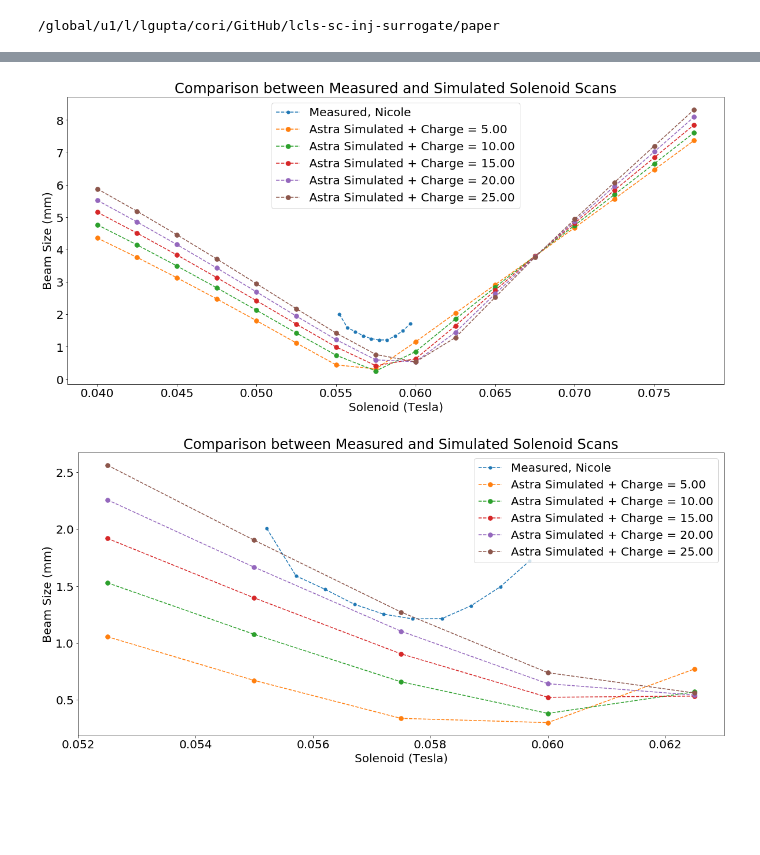
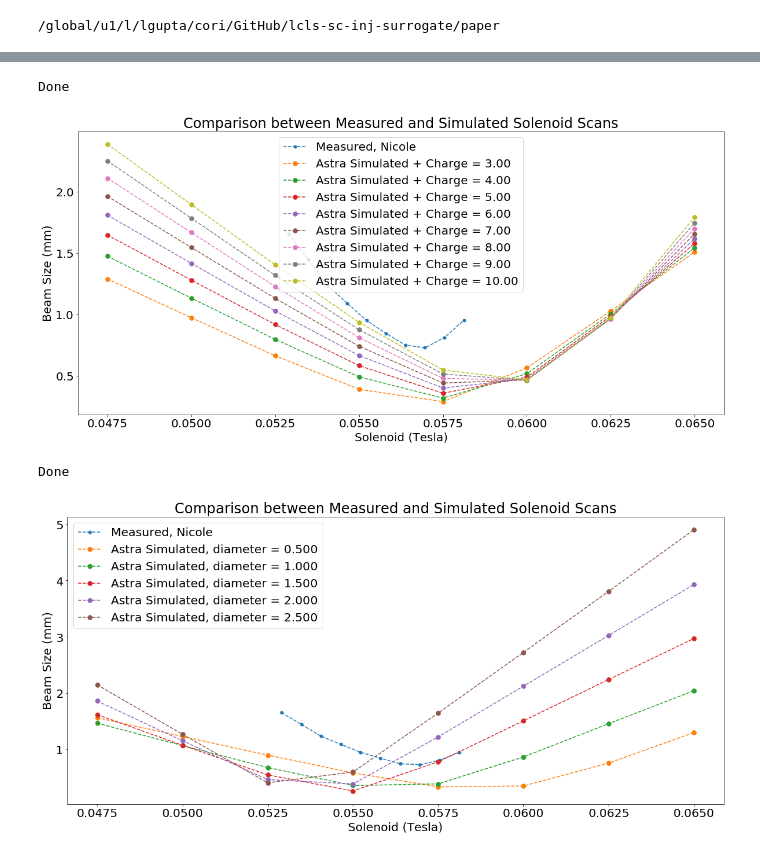
Before and after one commit to slaclab/lcls-sc-inj-surrogate, a Jupyter notebook: paper/AstraCalibration.ipynb, the cells around one changed output, grey strips where cells are left out. Cells and saved outputs as stored; diff of their text form; code cells hidden in the pictures; blank space fills up the shorter version.

```diff
--- a/paper/AstraCalibration.ipynb
+++ b/paper/AstraCalibration.ipynb
@@ -63,6 +64,6 @@ marginal_plot(particles, 'x', 'y', bins = 100)
 # %%
-file = 'files/CorrelationPlot-SOLN_GUNB_212_BCTRL-2019-11-01-003233.mat'
-
+file_20 = 'files/CorrelationPlot-SOLN_GUNB_212_BCTRL-2019-11-01-003233.mat'
+file_4 ='/global/cfs/cdirs/m669/lgupta/MeasuredData/Emittance/CorrelationPlot-SOLN_GUNB_212_BCTRL-2019-11-01-035831.mat'
 def getCorrInfo(file):
     data = C(file)
     s = data.samples
@@ -83,16 +84,24 @@ def getCorrInfo(file):
     x = np.array(x)
     return x, yarray, yerr
 
-x, y, ye = getCorrInfo(file)
+meas = {}
+x, y, ye = getCorrInfo(file_20)
+meas["20_x"] = x
+meas["20_y"] = y
+
+x, y, ye = getCorrInfo(file_4)
+meas["4_x"] = x
+meas["4_y"] = y
 # %%
 settings ={"distgen:n_particle": 10000, "lspch": True, "zstop": 1.49, "phi(1)": 0 , "maxb(2)": 0.07 ,
-             "distgen:total_charge:value": 20.0 , "zphase": 20}
+             "distgen:total_charge:value": 20.0 , "zphase": 20, "distgen:r_dist:sigma_xy:value": 0.175,
+           "maxe(1)": 18.5}
 
 
 ALL = {}
 plt.figure(figsize = (20,9))
-plt.plot(x/(0.1342*(1/10**(-4))*10**-3), y*1E-3, '.--', markersize = 10, label = "Measured, Nicole")
-charges = [5, 10, 15, 20, 25]
+plt.plot(meas["4_x"]/(0.1342*(1/10**(-4))*10**-3), meas["4_y"]*1E-3, '.--', markersize = 10, label = "Measured, Nicole")
+charges = [3, 4, 5, 6, 7, 8, 9, 10]
 for c in charges:
 
     all_outputs = {}
@@ -101,7 +110,7 @@ for c in charges:
     count = 0
 
 
-    for i in np.arange(0.04, 0.08, 0.0025):
+    for i in np.arange(0.0475, 0.065, 0.0025):
         settings["maxb(2)"] = i
         settings["distgen:total_charge:value"] = c
         A = evaluate_astra_with_distgen(settings, astra_input_file=ASTRA_IN,
@@ -122,61 +131,65 @@ for c in charges:
 
 
 
-
+TRIALS = "4pC_chargescan"
 
 plt.legend()
-plt.show()
-
-# with open('solenoid_scan.pickle', 'wb') as handle:
-#     pickle.dump(all_outputs, handle, protocol=pickle.HIGHEST_PROTOCOL)
-# print("Done")
+# #plt.show()
+plt.savefig(TRIALS + "_Astra_Scan.png")
+with open(TRIALS + 'solenoid_scan.pickle', 'wb') as handle:
+    pickle.dump(all_outputs, handle, protocol=pickle.HIGHEST_PROTOCOL)
+print("Done")
 # %% [output]
+Done
-[figure, old version]
+[figure, new version]
 # %%
 settings ={"distgen:n_particle": 10000, "lspch": True, "zstop": 1.49, "phi(1)": 0 , "maxb(2)": 0.07 ,
-             "distgen:total_charge:value": 20.0 , "zphase": 20, "distgen:r_dist:sigma_xy:value": 0.25}
+             "distgen:total_charge:value": 4 , "zphase": 20, "distgen:r_dist:sigma_xy:value": 0.175,
+           "maxe(1)": 18.5}
 
 
 ALL = {}
 plt.figure(figsize = (20,9))
 plt.plot(x/(0.1342*(1/10**(-4))*10**-3), y*1E-3, '.--', markersize = 10, label = "Measured, Nicole")
-charges = [5, 10, 15, 20, 25]
-for c in charges:
+radii = [i for i in np.arange(0.125, 0.75, 0.125)]
+
+
+for r in radii:
 
     all_outputs = {}
     beam_sizes = []
     solenoids = []
     count = 0
+    settings["distgen:r_dist:sigma_xy:value"] = r
+    for i in np.arange(0.0475, 0.065, 0.0025):
+        settings["maxb(2)"] = i
 
-
-    for i in np.arange(0.0525, 0.0625, 0.0025):
-        settings["maxb(2)"] = i
-        settings["distgen:total_charge:value"] = c
         A = evaluate_astra_with_distgen(settings, astra_input_file=ASTRA_IN,
                         distgen_input_file=SG_IN, verbose= False , archive_path = ARCHIVE_PATH)
         all_outputs[count] = A
         beam_sizes.append(A["end_sigma_x"])
         solenoids.append(i)
         count = count + 1
 
 
     ALL[c] = all_outputs
 
-    plt.plot(solenoids, np.array(beam_sizes)*1E3, '.--', markersize = 15, label = "Astra Simulated + Charge = {:.2f}".format(c))
+    plt.plot(solenoids, np.array(beam_sizes)*1E3, '.--', markersize = 15, label = "Astra Simulated, diameter = {:.3f}".format(r*4))
 
     plt.title("Comparison between Measured and Simulated Solenoid Scans")
     plt.xlabel("Solenoid (Tesla)")
     plt.ylabel("Beam Size (mm)")
 
 
 
-
+TRIALS = "4pC_radiiscan"
 
 plt.legend()
-plt.show()
 
-# with open('solenoid_scan.pickle', 'wb') as handle:
-#     pickle.dump(all_outputs, handle, protocol=pickle.HIGHEST_PROTOCOL)
-# print("Done")
+plt.savefig(TRIALS + "_Astra_Scan.png")
+with open(TRIALS + 'solenoid_scan.pickle', 'wb') as handle:
+    pickle.dump(all_outputs, handle, protocol=pickle.HIGHEST_PROTOCOL)
+print("Done")
 # %% [output]
+Done
-[figure, old version]
+[figure, new version]
```
Also changed, not shown: parts of 7 cells of this notebook, 49 other files.
